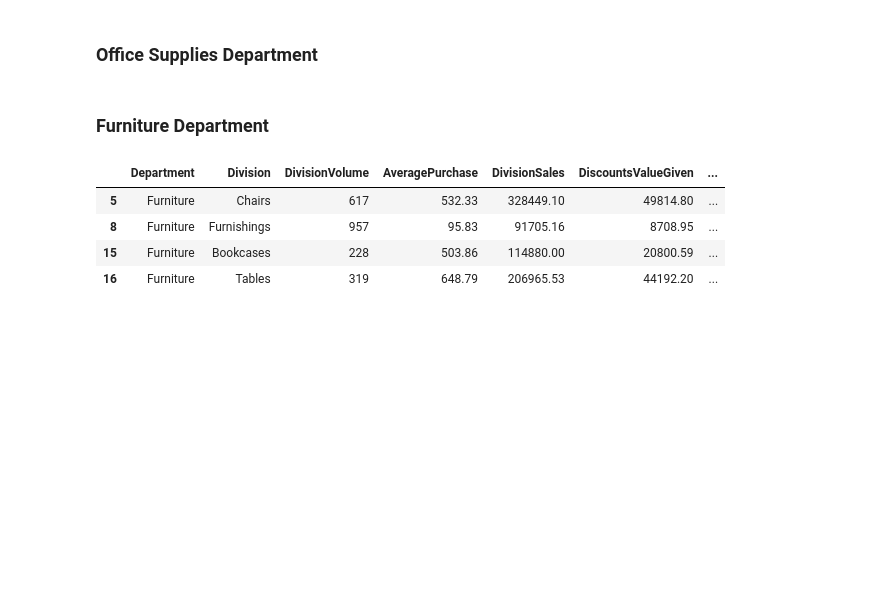
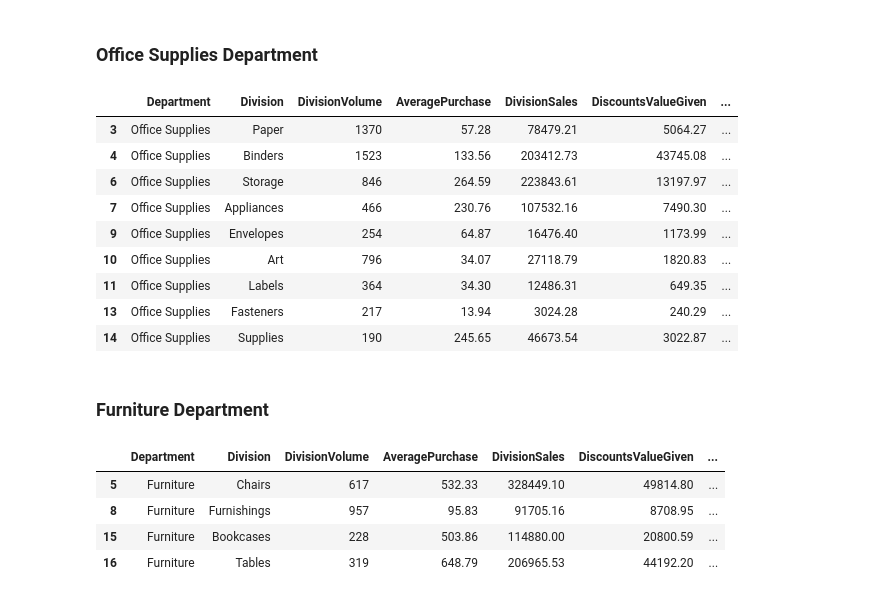
Before and after one commit to Road2Data/P4-Superstore-Sales, a Jupyter notebook: categorical_analysis.ipynb, the cells around one changed output. Saved outputs shown, nothing was run; the diff lists cells and outputs as text; code cells hidden in the pictures; blank space fills up the shorter version.

```diff
--- a/categorical_analysis.ipynb
+++ b/categorical_analysis.ipynb
@@ -145,5 +150,19 @@ Name: Segment, dtype: int64
 # %% [markdown]
 ### Office Supplies Department
+# %%
+office_df = cscf_df[cscf_df['Department'] == 'Office Supplies']
+office_df
+# %% [output]
+|  | Department | Division | DivisionVolume | AveragePurchase | DivisionSales | DiscountsValueGiven | ... |
+| 3 | Office Supplies | Paper | 1370 | 57.28 | 78479.21 | 5064.27 | ... |
+| 4 | Office Supplies | Binders | 1523 | 133.56 | 203412.73 | 43745.08 | ... |
+| 6 | Office Supplies | Storage | 846 | 264.59 | 223843.61 | 13197.97 | ... |
+| 7 | Office Supplies | Appliances | 466 | 230.76 | 107532.16 | 7490.30 | ... |
+| 9 | Office Supplies | Envelopes | 254 | 64.87 | 16476.40 | 1173.99 | ... |
+| 10 | Office Supplies | Art | 796 | 34.07 | 27118.79 | 1820.83 | ... |
+| 11 | Office Supplies | Labels | 364 | 34.30 | 12486.31 | 649.35 | ... |
+| 13 | Office Supplies | Fasteners | 217 | 13.94 | 3024.28 | 240.29 | ... |
+| 14 | Office Supplies | Supplies | 190 | 245.65 | 46673.54 | 3022.87 | ... |
 # %% [markdown]
 ### Furniture Department
 # %%
```
Also changed, not shown: parts of 6 cells of this notebook, 1 other file.
